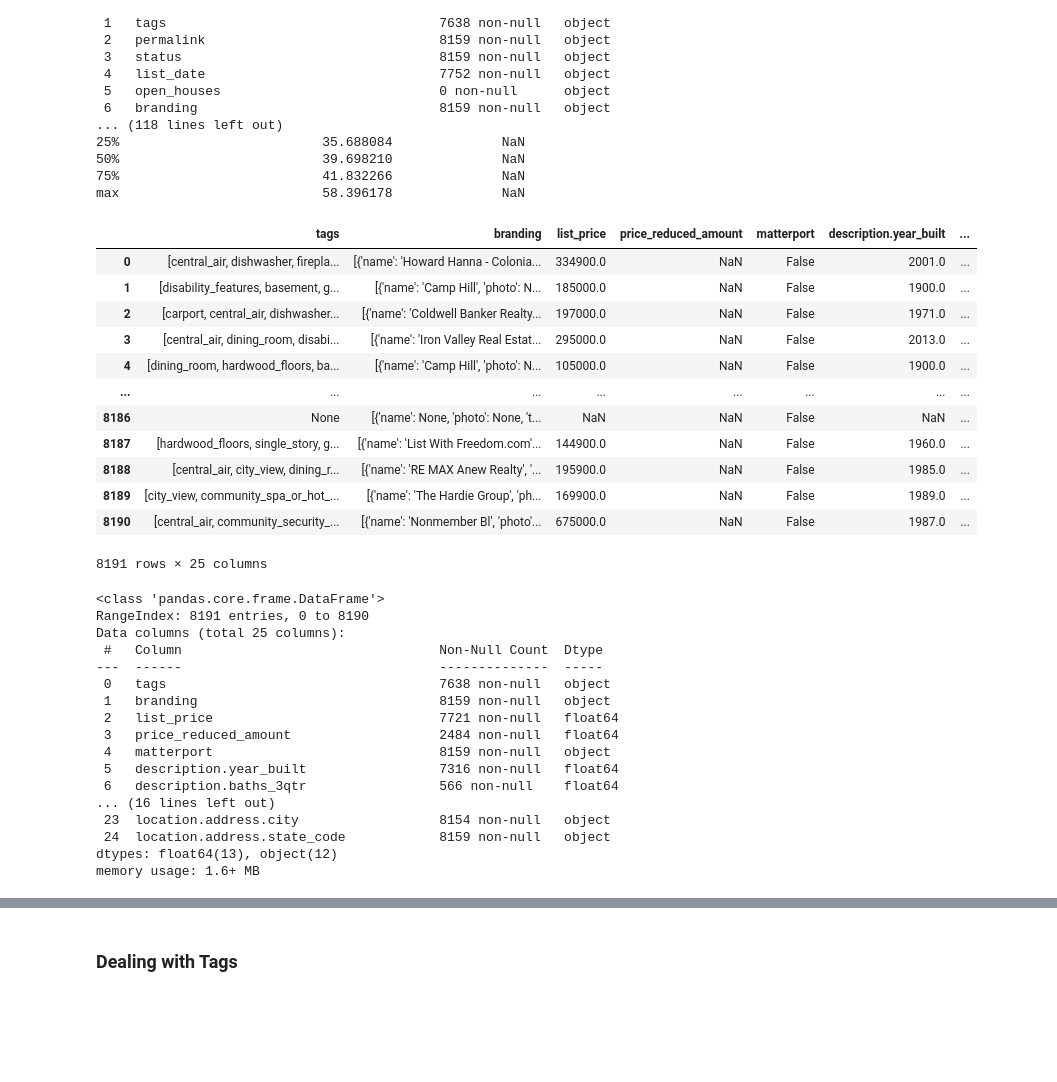
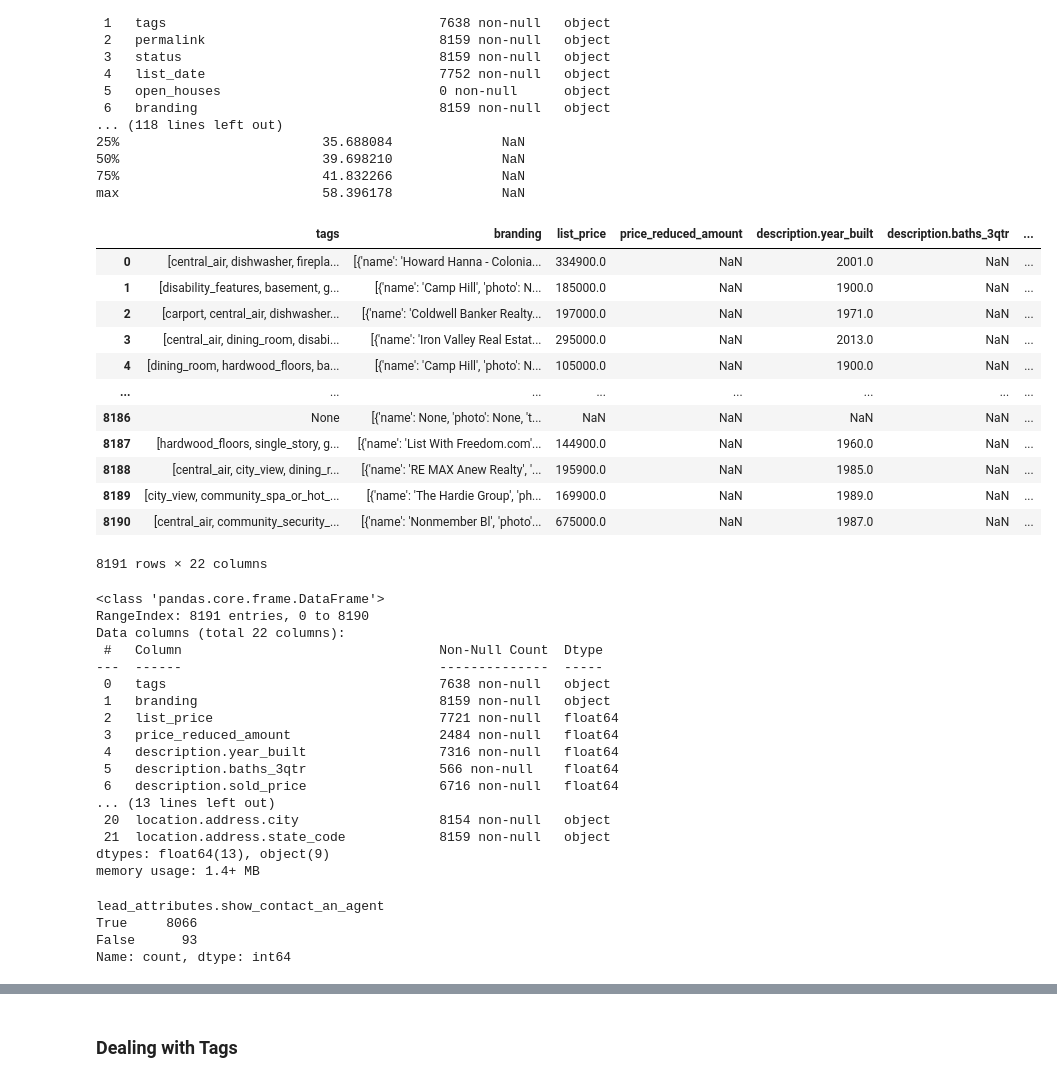
Before and after one commit to natane-a/DS-Midterm-Project, a Jupyter notebook: notebooks/1 - EDA.ipynb, the cells around one changed output, grey strips where cells are left out. Drawn from its saved outputs; the diff is of its cells as text; code cells hidden in the pictures; blank space fills up the shorter version.

```diff
--- a/notebooks/1 - EDA.ipynb
+++ b/notebooks/1 - EDA.ipynb
@@ -125,45 +127,52 @@ max                          58.396178              NaN
 # %%
 # drop open house,property_id,photos column
 final_df = final_df.drop(columns=['open_houses', 'property_id', 'photos','community','virtual_tours','listing_id','primary_photo.href','source.plan_id','source.agents','source.spec_id','source.type',
                                   'description.name','description.baths_1qtr','flags.is_new_construction','flags.is_for_rent','flags.is_subdivision','flags.is_contingent','flags.is_pending','flags.is_price_reduced',
                                   'flags.is_foreclosure','flags.is_plan','flags.is_coming_soon','other_listings.rdc','location.address.coordinate.lon','location.address.coordinate.lat','location.address.line',
                                   'location.street_view_url','location.county.fips_code','location.county.name','primary_photo','source','other_listings','location.address.coordinate','community.advertisers',
-                                  'community.description.name','location.county','products','last_update_date','list_date','description.sold_date','status','permalink'], axis=1)
+                                  'community.description.name','location.county','products','last_update_date','list_date','description.sold_date','status','permalink','products.brand_name','flags.is_new_listing','matterport'], axis=1)
 final_df
 # %% [output]
-|  | tags | branding | list_price | price_reduced_amount | matterport | description.year_built | ... |
-| 0 | [central_air, dishwasher, firepla... | [{'name': 'Howard Hanna - Colonia... | 334900.0 | NaN | False | 2001.0 | ... |
-| 1 | [disability_features, basement, g... | [{'name': 'Camp Hill', 'photo': N... | 185000.0 | NaN | False | 1900.0 | ... |
-| 2 | [carport, central_air, dishwasher... | [{'name': 'Coldwell Banker Realty... | 197000.0 | NaN | False | 1971.0 | ... |
-| 3 | [central_air, dining_room, disabi... | [{'name': 'Iron Valley Real Estat... | 295000.0 | NaN | False | 2013.0 | ... |
-| 4 | [dining_room, hardwood_floors, ba... | [{'name': 'Camp Hill', 'photo': N... | 105000.0 | NaN | False | 1900.0 | ... |
+|  | tags | branding | list_price | price_reduced_amount | description.year_built | description.baths_3qtr | ... |
+| 0 | [central_air, dishwasher, firepla... | [{'name': 'Howard Hanna - Colonia... | 334900.0 | NaN | 2001.0 | NaN | ... |
+| 1 | [disability_features, basement, g... | [{'name': 'Camp Hill', 'photo': N... | 185000.0 | NaN | 1900.0 | NaN | ... |
+| 2 | [carport, central_air, dishwasher... | [{'name': 'Coldwell Banker Realty... | 197000.0 | NaN | 1971.0 | NaN | ... |
+| 3 | [central_air, dining_room, disabi... | [{'name': 'Iron Valley Real Estat... | 295000.0 | NaN | 2013.0 | NaN | ... |
+| 4 | [dining_room, hardwood_floors, ba... | [{'name': 'Camp Hill', 'photo': N... | 105000.0 | NaN | 1900.0 | NaN | ... |
 | ... | ... | ... | ... | ... | ... | ... | ... |
-| 8186 | None | [{'name': None, 'photo': None, 't... | NaN | NaN | False | NaN | ... |
-| 8187 | [hardwood_floors, single_story, g... | [{'name': 'List With Freedom.com'... | 144900.0 | NaN | False | 1960.0 | ... |
-| 8188 | [central_air, city_view, dining_r... | [{'name': 'RE MAX Anew Realty', '... | 195900.0 | NaN | False | 1985.0 | ... |
-| 8189 | [city_view, community_spa_or_hot_... | [{'name': 'The Hardie Group', 'ph... | 169900.0 | NaN | False | 1989.0 | ... |
-| 8190 | [central_air, community_security_... | [{'name': 'Nonmember Bl', 'photo'... | 675000.0 | NaN | False | 1987.0 | ... |
+| 8186 | None | [{'name': None, 'photo': None, 't... | NaN | NaN | NaN | NaN | ... |
+| 8187 | [hardwood_floors, single_story, g... | [{'name': 'List With Freedom.com'... | 144900.0 | NaN | 1960.0 | NaN | ... |
+| 8188 | [central_air, city_view, dining_r... | [{'name': 'RE MAX Anew Realty', '... | 195900.0 | NaN | 1985.0 | NaN | ... |
+| 8189 | [city_view, community_spa_or_hot_... | [{'name': 'The Hardie Group', 'ph... | 169900.0 | NaN | 1989.0 | NaN | ... |
+| 8190 | [central_air, community_security_... | [{'name': 'Nonmember Bl', 'photo'... | 675000.0 | NaN | 1987.0 | NaN | ... |
-8191 rows × 25 columns
+8191 rows × 22 columns
 # %%
 final_df.info()
 # %% [output]
 <class 'pandas.core.frame.DataFrame'>
 RangeIndex: 8191 entries, 0 to 8190
-Data columns (total 25 columns):
+Data columns (total 22 columns):
  #   Column                                 Non-Null Count  Dtype
 ---  ------                                 --------------  -----
  0   tags                                   7638 non-null   object
  1   branding                               8159 non-null   object
  2   list_price                             7721 non-null   float64
  3   price_reduced_amount                   2484 non-null   float64
- 4   matterport                             8159 non-null   object
- 5   description.year_built                 7316 non-null   float64
- 6   description.baths_3qtr                 566 non-null    float64
-... (16 lines left out)
- 23  location.address.city                  8154 non-null   object
- 24  location.address.state_code            8159 non-null   object
-dtypes: float64(13), object(12)
-memory usage: 1.6+ MB
+ 4   description.year_built                 7316 non-null   float64
+ 5   description.baths_3qtr                 566 non-null    float64
+ 6   description.sold_price                 6716 non-null   float64
+... (13 lines left out)
+ 20  location.address.city                  8154 non-null   object
+ 21  location.address.state_code            8159 non-null   object
+dtypes: float64(13), object(9)
+memory usage: 1.4+ MB
+# %%
+final_df['lead_attributes.show_contact_an_agent'].value_counts()
+# %% [output]
+lead_attributes.show_contact_an_agent
+True     8066
+False      93
+Name: count, dtype: int64
 # %%
 # fill null values
 # price_reduced_amount
```
Also changed, not shown: parts of 19 cells of this notebook, 5 other files.
